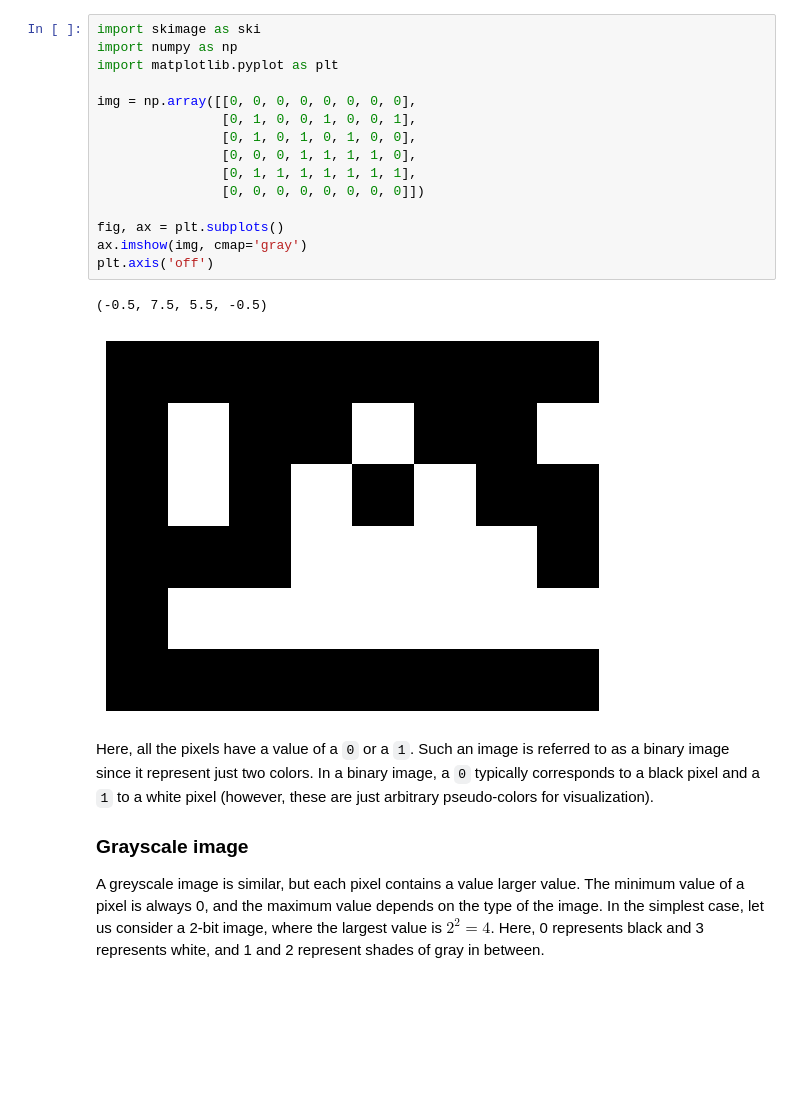
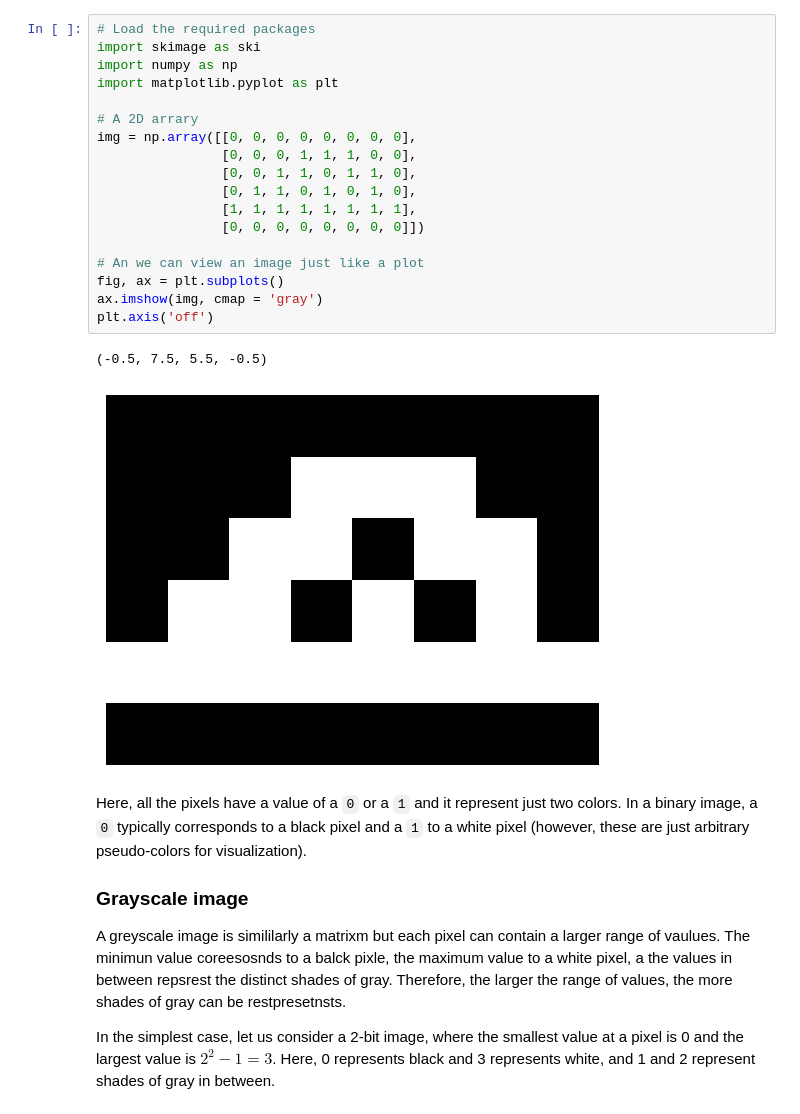
Before and after one commit to rishvanth-kp/img_analysis_with_py, a Jupyter notebook: ch1_what_is_an_image.ipynb, the cells around one changed output. Saved outputs shown, nothing was run; the diff lists cells and outputs as text; blank space fills up the shorter version.

```diff
--- a/ch1_what_is_an_image.ipynb
+++ b/ch1_what_is_an_image.ipynb
@@ -58,31 +63,38 @@ example we can manually create an image by creating a numpy array.
 # %%
+# Load the required packages
 import skimage as ski
 import numpy as np
 import matplotlib.pyplot as plt
 
+# A 2D arrary
 img = np.array([[0, 0, 0, 0, 0, 0, 0, 0],
-                [0, 1, 0, 0, 1, 0, 0, 1],
-                [0, 1, 0, 1, 0, 1, 0, 0],
-                [0, 0, 0, 1, 1, 1, 1, 0],
-                [0, 1, 1, 1, 1, 1, 1, 1],
+                [0, 0, 0, 1, 1, 1, 0, 0],
+                [0, 0, 1, 1, 0, 1, 1, 0],
+                [0, 1, 1, 0, 1, 0, 1, 0],
+                [1, 1, 1, 1, 1, 1, 1, 1],
                 [0, 0, 0, 0, 0, 0, 0, 0]])
 
+# An we can view an image just like a plot
 fig, ax = plt.subplots()
-ax.imshow(img, cmap='gray')
+ax.imshow(img, cmap = 'gray')
 plt.axis('off')
 # %% [output]
 (-0.5, 7.5, 5.5, -0.5)
-[figure, old version]
+[figure, new version]
 # %% [markdown]
-Here, all the pixels have a value of a `0` or a `1`. Such an image is referred
-to as a binary image since it represent just two colors. In a binary image, a
+Here, all the pixels have a value of a `0` or a `1` and it represent just two colors.
+In a binary image, a
 `0` typically corresponds to a black pixel and a `1` to a white pixel (however,
 these are just arbitrary pseudo-colors for visualization).
 
 ### Grayscale image
-A greyscale image is similar, but each pixel contains a value larger value. The
-minimum value of a pixel is always 0, and the maximum value depends on the type
-of the image. In the simplest case, let us consider a 2-bit image, where the
-largest value is $2^2 = 4$. Here, 0 represents black and 3 represents white,
+A greyscale image is simililarly a matrixm but each pixel can contain a larger range of
+vaulues. The minimun value coreesosnds to a balck pixle, the maximum value to a
+white pixel, a the values in between repsrest the distinct shades of gray. Therefore,
+the larger the range of values, the more shades of gray can be restpresetnsts.
+
+In the simplest case, let us consider a 2-bit image, where the smallest value at a
+pixel is 0 and the
+largest value is $2^2 - 1 = 3$. Here, 0 represents black and 3 represents white,
 and 1 and 2 represent shades of gray in between.
 # %%
```
Also changed, not shown: parts of 15 cells of this notebook, 1 other file.
